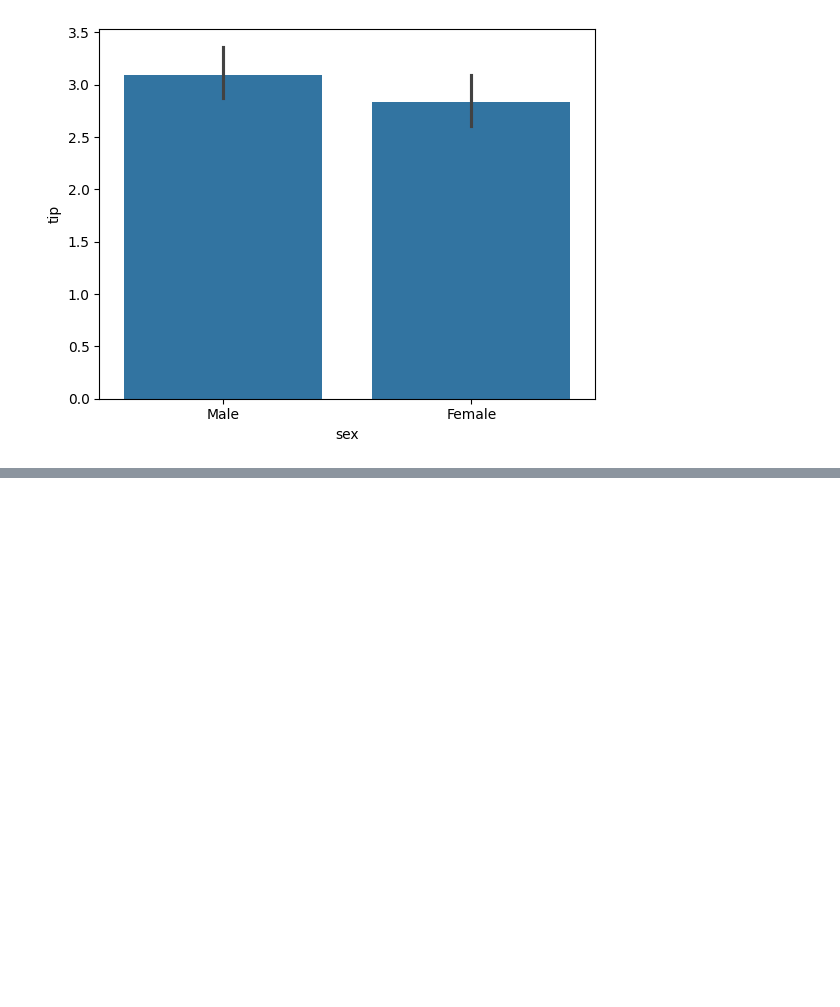
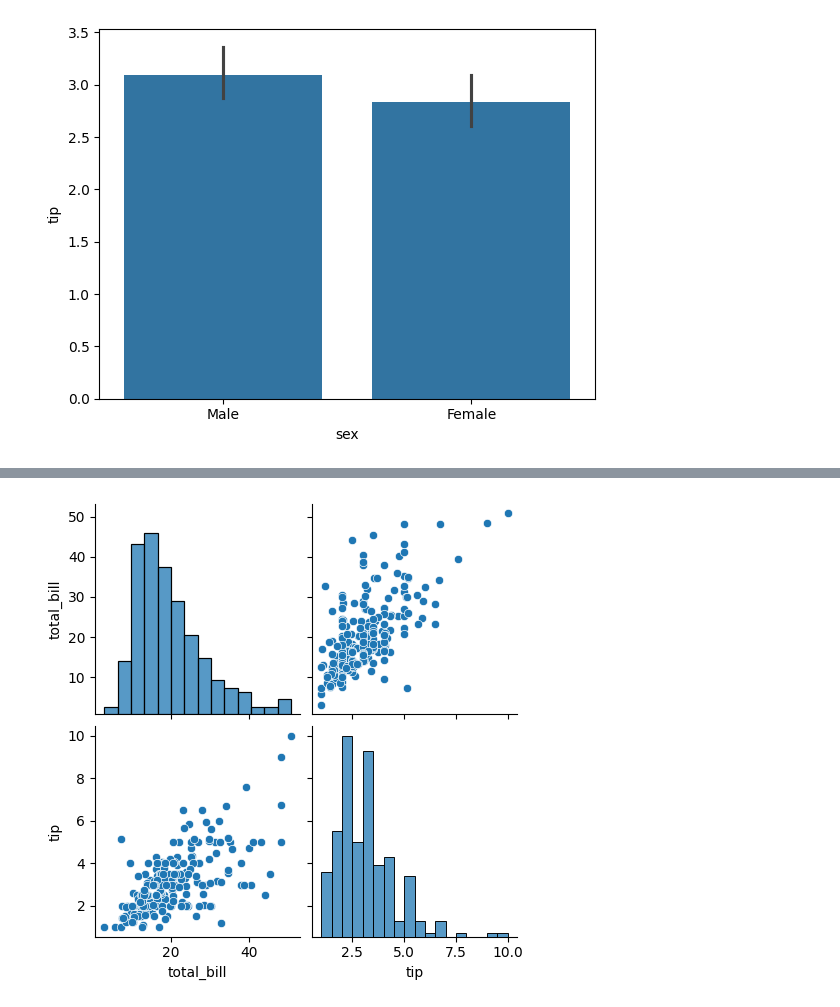
Before and after one commit to CHANDRAPRASANNA/Data-Science-Tutorial, a Jupyter notebook: Seaborn.ipynb, the cells around one changed output, grey strips where cells are left out. Cells and saved outputs as stored; diff of their text form; code cells hidden in the pictures; blank space fills up the shorter version.

```diff
--- a/Seaborn.ipynb
+++ b/Seaborn.ipynb
@@ -47,0 +62,7 @@ plt.show()
+# %%
+#pairplot seaborn:ploting selected variables
+selected_vars=['total_bill','tip']
+sb.pairplot(df,vars=selected_vars)
+plt.show()
+# %% [output]
+[figure, added]
```
Also changed, not shown: parts of 8 cells of this notebook.
